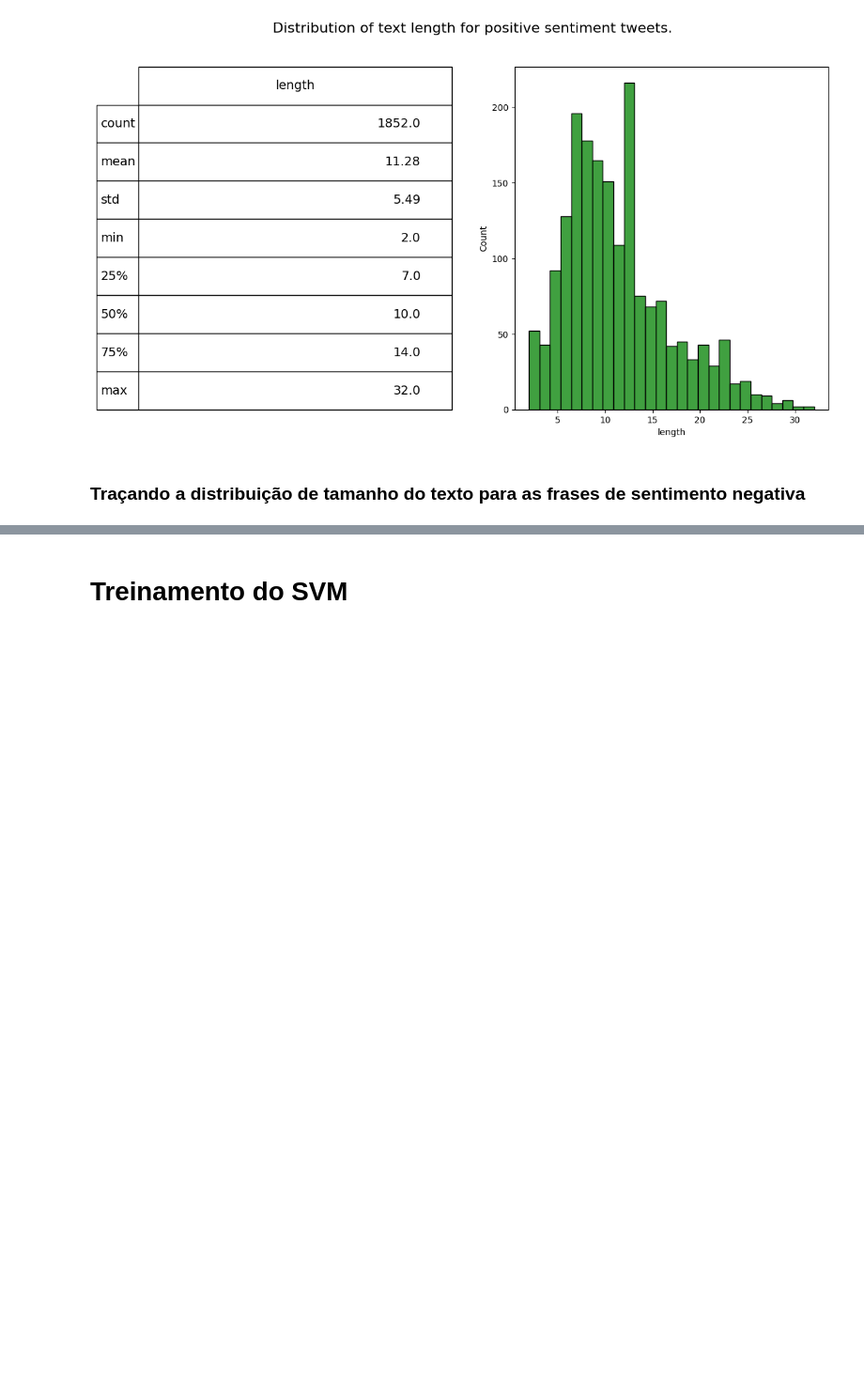
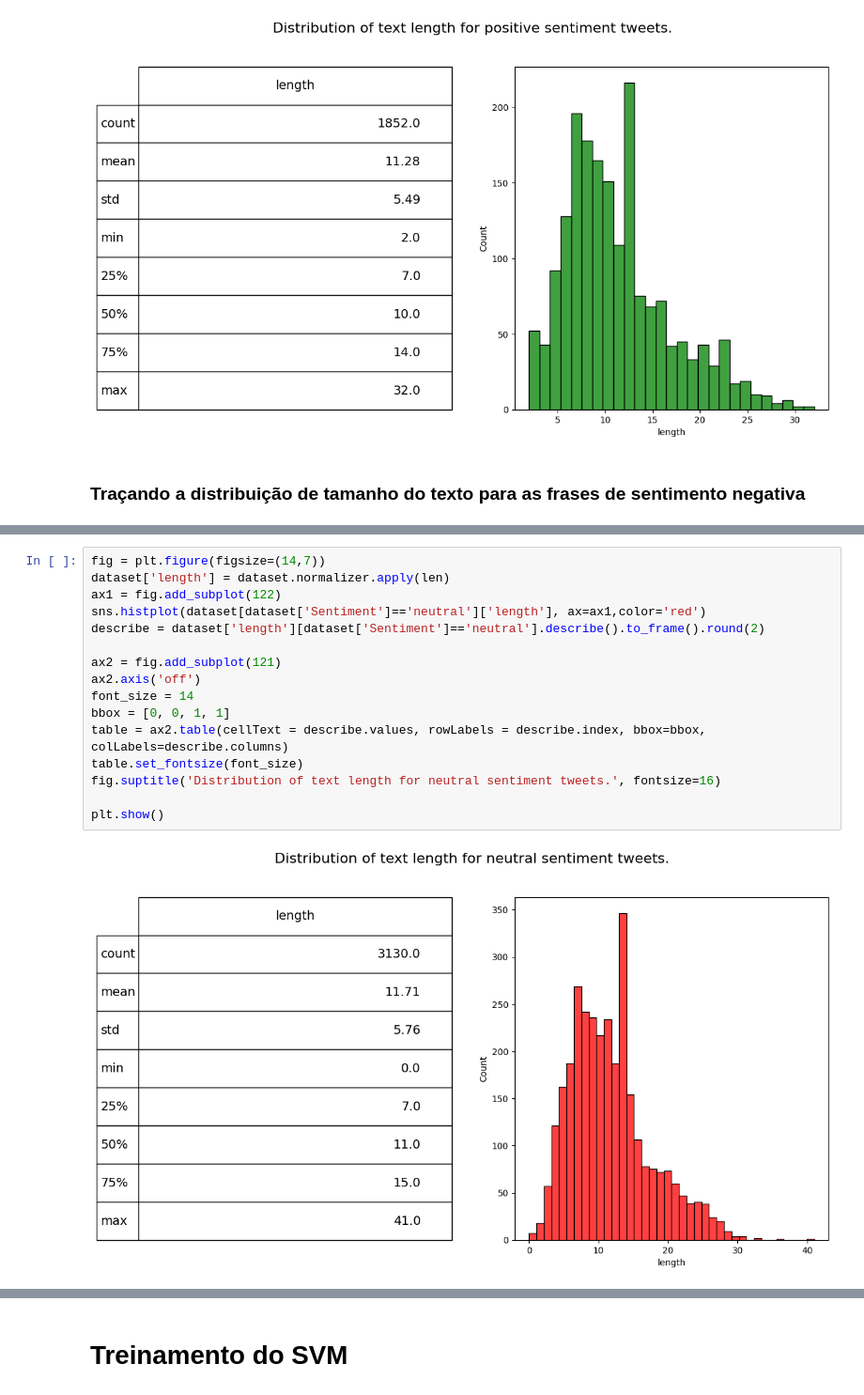
Before and after one commit to gardeniaestevam/time6-mandacaru.dev, a Jupyter notebook: SVM.ipynb, the cells around one changed output, grey strips where cells are left out. Shown: that part at 94% size. Saved outputs shown, nothing was run; the diff lists cells and outputs as text; blank space fills up the shorter version.

```diff
--- a/SVM.ipynb
+++ b/SVM.ipynb
@@ -161,6 +161,24 @@ fig.suptitle('Distribution of text length for positive sentiment tweets.', fonts
 plt.show()
 # %% [output]
 [figure]
+# %%
+fig = plt.figure(figsize=(14,7))
+dataset['length'] = dataset.normalizer.apply(len)
+ax1 = fig.add_subplot(122)
+sns.histplot(dataset[dataset['Sentiment']=='neutral']['length'], ax=ax1,color='red')
+describe = dataset['length'][dataset['Sentiment']=='neutral'].describe().to_frame().round(2)
+
+ax2 = fig.add_subplot(121)
+ax2.axis('off')
+font_size = 14
+bbox = [0, 0, 1, 1]
+table = ax2.table(cellText = describe.values, rowLabels = describe.index, bbox=bbox, colLabels=describe.columns)
+table.set_fontsize(font_size)
+fig.suptitle('Distribution of text length for neutral sentiment tweets.', fontsize=16)
+
+plt.show()
+# %% [output]
+[figure, added]
 # %%
 #### Visualizing data into wordclouds
 
```
Also changed, not shown: parts of 5 cells of this notebook.
